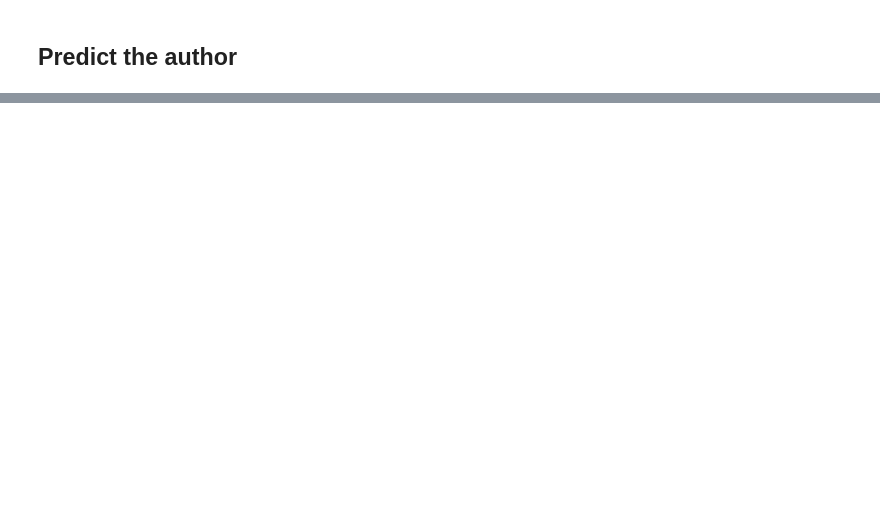
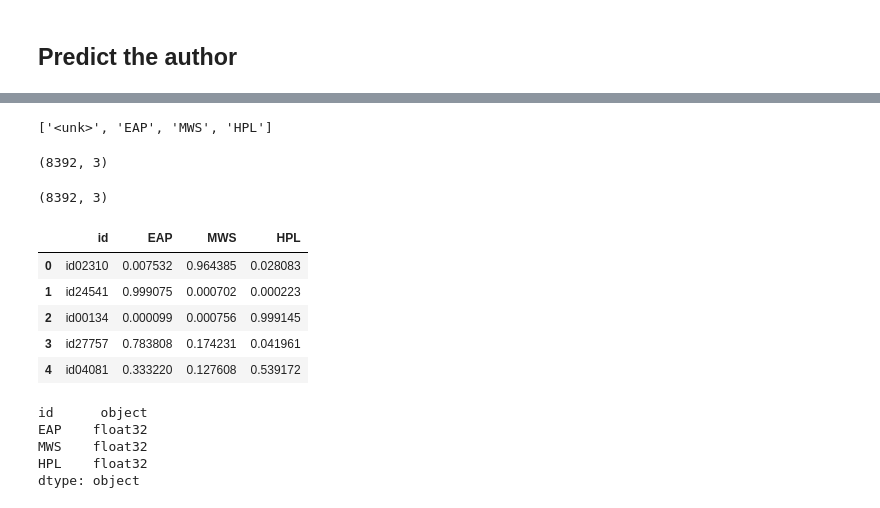
Before and after one commit to ohmeow/fastai-projects, a Jupyter notebook: part1v2/dl1/lesson4-spooky.ipynb, the cells around one changed output, grey strips where cells are left out. Saved outputs shown, nothing was run; the diff lists cells and outputs as text; code cells hidden in the pictures; blank space fills up the shorter version.

```diff
--- a/part1v2/dl1/lesson4-spooky.ipynb
+++ b/part1v2/dl1/lesson4-spooky.ipynb
@@ -320,0 +349,2 @@ m3.fit(lrs, 7, metrics=[accuracy], cycle_len=2, cycle_save_name='imdb_sent1_c7_c
+# %%
+m3.fit(lrs/4, 1, metrics=[accuracy], cycle_len=10, cycle_save_name='spooky_sent2_c1_cl10')
@@ -320,0 +365,49 @@ m3.fit(lrs, 7, metrics=[accuracy], cycle_len=2, cycle_save_name='imdb_sent1_c7_c
+# %%
+m3.load_cycle('spooky_sent2_c1_cl5', 0)
+# m3
+# %%
+classes = AUTHOR_LABEL.vocab.itos
+classes
+# %% [output]
+['<unk>', 'EAP', 'MWS', 'HPL']
+# %%
+preds = []
+
+m = m3.model
+m[0].bs = 1
+for index, row in test_df.iterrows():
+    ss = row['text']
+    s = [spacy_tok(ss)]
+    t = TEXT.numericalize(s)
+
+    m.eval()
+    m.reset()
+    res,*_ = m(t)
+    preds.append(to_np(res).squeeze()[1:])
+#     preds.append(to_np(res).squeeze())
+
+preds = np.array(preds)
+preds.shape
+# %% [output]
+(8392, 3)
+# %%
+probs = to_np(F.softmax(torch.from_numpy(preds)))
+# %%
+probs.shape
+# %% [output]
+(8392, 3)
+# %%
+preds_test_df = test_df.copy()
+preds_test_df['EAP'] = probs[:,0]
+preds_test_df['MWS'] = probs[:,1]
+preds_test_df['HPL'] = probs[:,2]
+
+preds_test_df.drop('text', axis=1, inplace=True)
+preds_test_df.head()
+# %% [output]
+|  | id | EAP | MWS | HPL |
+| 0 | id02310 | 0.007532 | 0.964385 | 0.028083 |
+| 1 | id24541 | 0.999075 | 0.000702 | 0.000223 |
+| 2 | id00134 | 0.000099 | 0.000756 | 0.999145 |
+| 3 | id27757 | 0.783808 | 0.174231 | 0.041961 |
+| 4 | id04081 | 0.333220 | 0.127608 | 0.539172 |
@@ -320,0 +416,8 @@ m3.fit(lrs, 7, metrics=[accuracy], cycle_len=2, cycle_save_name='imdb_sent1_c7_c
+# %%
+preds_test_df.dtypes
+# %% [output]
+id      object
+EAP    float32
+MWS    float32
+HPL    float32
+dtype: object
```
Also changed, not shown: parts of 30 cells of this notebook, 2 other files.
